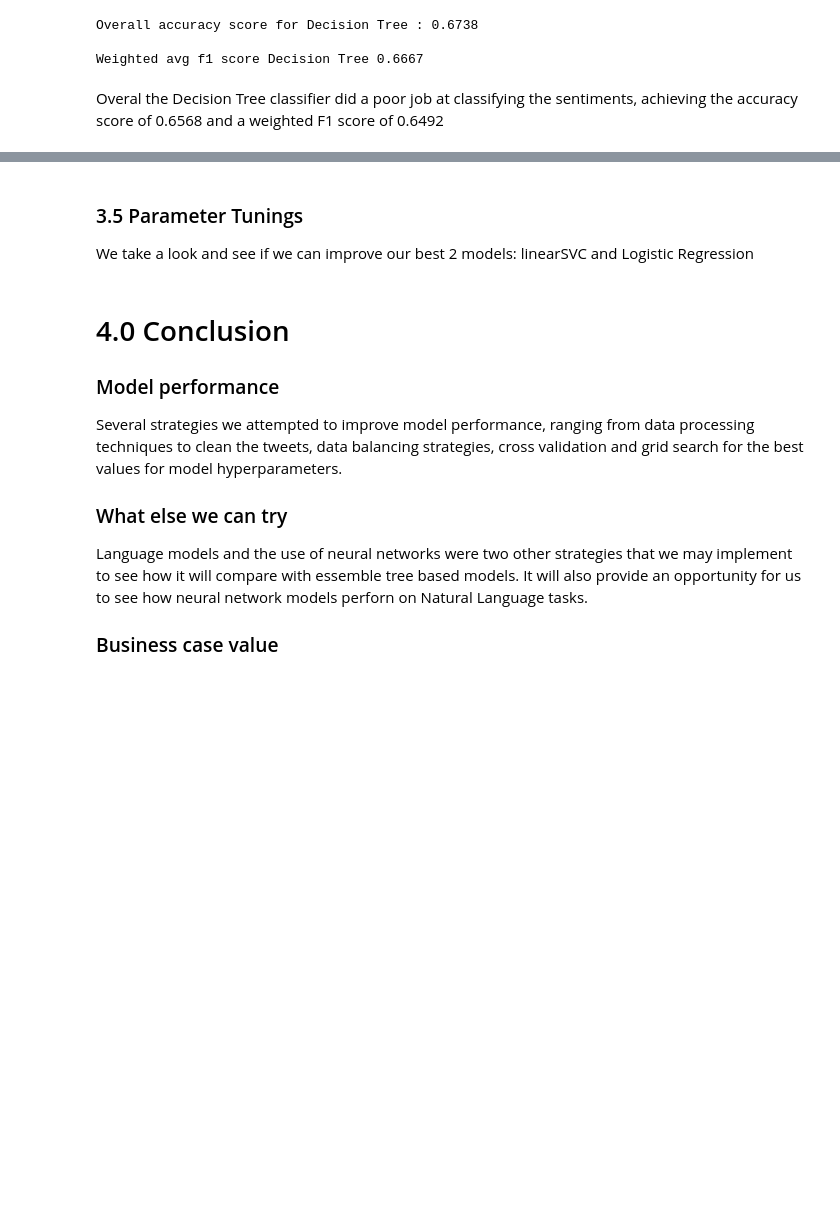
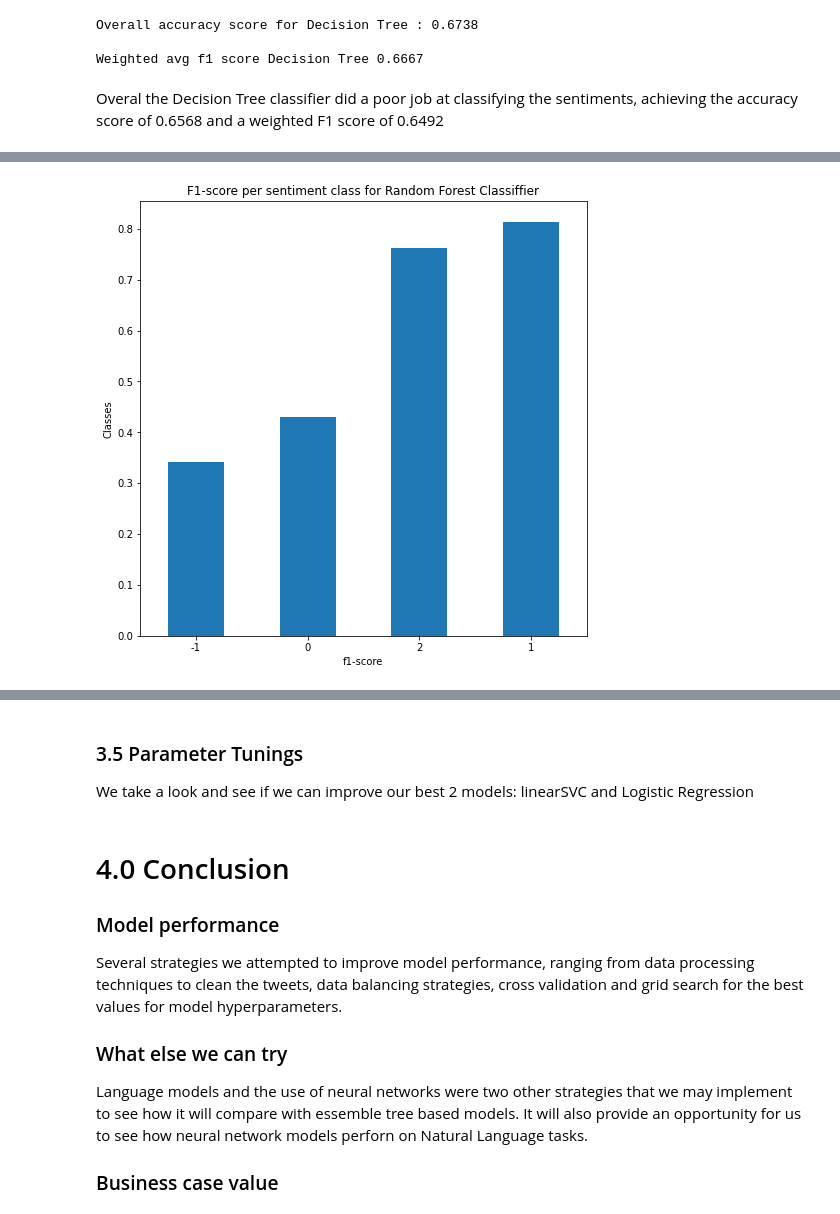
Before and after one commit to okonp07/Team-jm3-Advanced-Classification-Notebook, a Jupyter notebook: Global_warming-Climate_Change_Sentiment_Analysis_Team-jm-3_Base_Jupyter_file.ipynb, the cells around one changed output, grey strips where cells are left out. Saved outputs shown, nothing was run; the diff lists cells and outputs as text; code cells hidden in the pictures; blank space fills up the shorter version.

```diff
--- a/Global_warming-Climate_Change_Sentiment_Analysis_Team-jm-3_Base_Jupyter_file.ipynb
+++ b/Global_warming-Climate_Change_Sentiment_Analysis_Team-jm-3_Base_Jupyter_file.ipynb
@@ -1318,0 +1347,14 @@ Overal the Decision Tree classifier did a poor job at classifying the sentiments
+# %%
+# Visual represetation of of the f1 score for each class
+report_rfc = classification_report(y_val, rfc_prediction, output_dict=True)
+df_rfc = pd.DataFrame(report_rfc).transpose()
+df_rfc.drop(['accuracy'], inplace = True)
+df_rfc.sort_values(by=['f1-score'],ascending=True, inplace = True)
+df_rfc.drop(['weighted avg','macro avg'])['f1-score'].plot(kind='bar', figsize = (8,8))
+plt.xlabel('f1-score')
+plt.ylabel('Classes')
+plt.xticks(rotation = 0)
+plt.title('F1-score per sentiment class for Random Forest Classiffier')
+plt.show()
+# %% [output]
+[figure, added]
```
Also changed, not shown: parts of 13 cells of this notebook.
